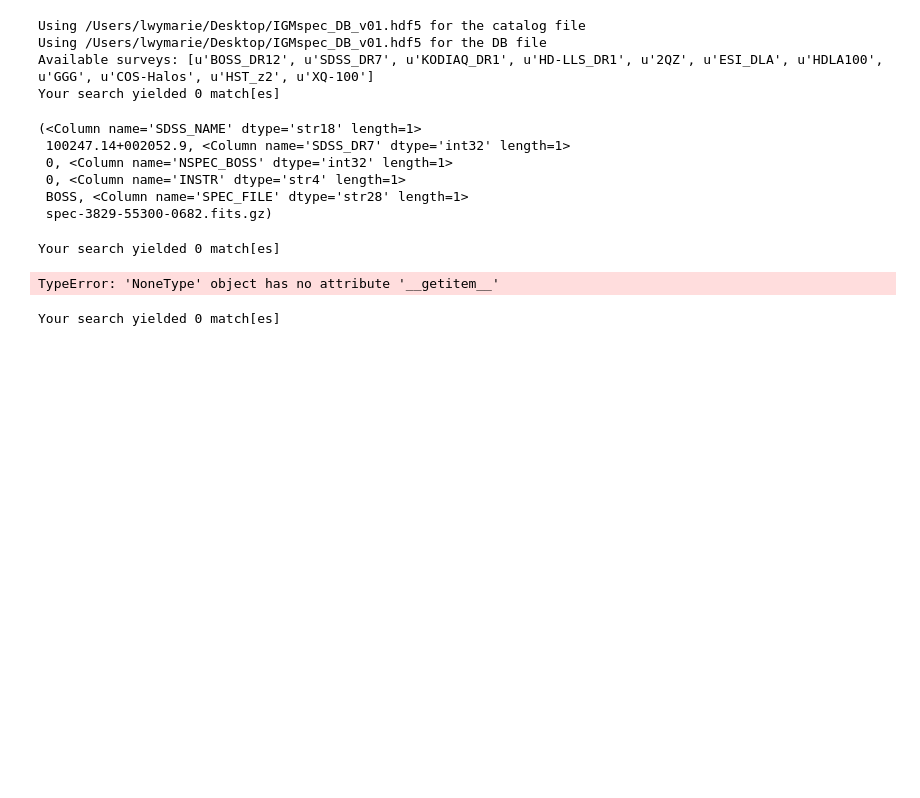
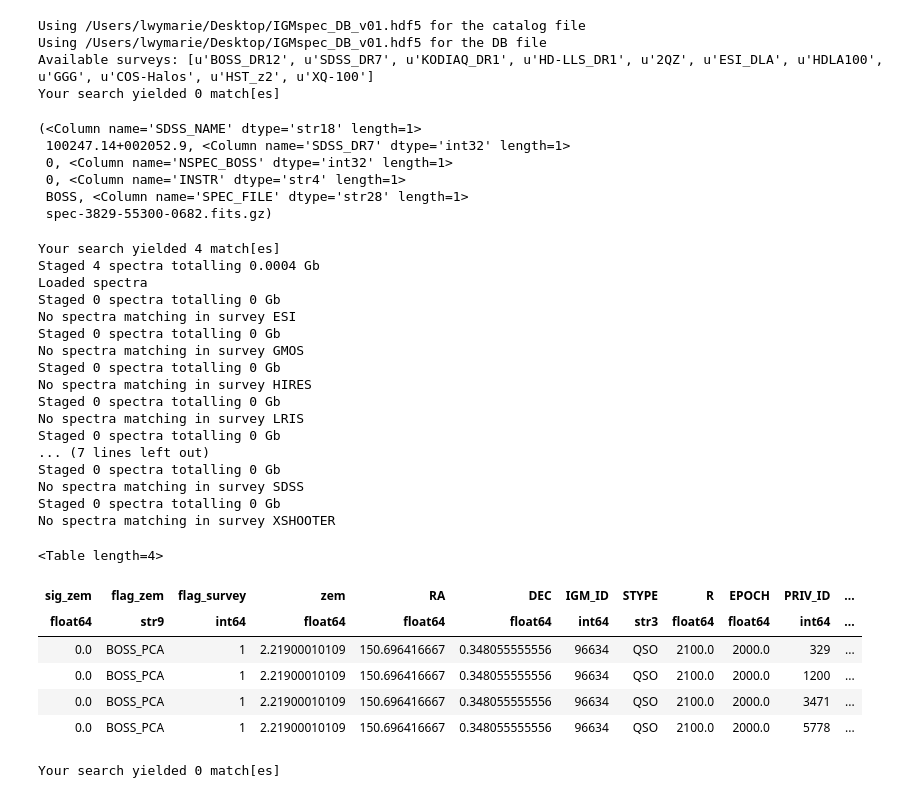
Before and after one commit to qsopairs/papers, a Jupyter notebook: QPQ9/nb/spec_fiddle.ipynb, the cells around one changed output. Cells and saved outputs as stored; diff of their text form; code cells hidden in the pictures; blank space fills up the shorter version.

```diff
--- a/QPQ9/nb/spec_fiddle.ipynb
+++ b/QPQ9/nb/spec_fiddle.ipynb
@@ -124,11 +110,31 @@ meta2[0]['SDSS_NAME'],meta2[0]['SDSS_DR7'],meta2[0]['NSPEC_BOSS'],meta2[0]['INST
  spec-3829-55300-0682.fits.gz)
 # %%
 from astropy import units as u
-spec3, meta3 = qpqsp.spec_from_coord('100247.142+002053.0',private=True)
+spec3, meta3 = qpqsp.spec_from_coord('100247.14+002053.0',private=True)
+meta3[0]
 # %% [output]
-Your search yielded 0 match[es]
+Your search yielded 4 match[es]
+Staged 4 spectra totalling 0.0004 Gb
+Loaded spectra
+Staged 0 spectra totalling 0 Gb
+No spectra matching in survey ESI
+Staged 0 spectra totalling 0 Gb
+No spectra matching in survey GMOS
+Staged 0 spectra totalling 0 Gb
+No spectra matching in survey HIRES
+Staged 0 spectra totalling 0 Gb
+No spectra matching in survey LRIS
+Staged 0 spectra totalling 0 Gb
+... (7 lines left out)
+Staged 0 spectra totalling 0 Gb
+No spectra matching in survey SDSS
+Staged 0 spectra totalling 0 Gb
+No spectra matching in survey XSHOOTER
+<Table length=4>
+| sig_zem | flag_zem | flag_survey | zem | RA | DEC | IGM_ID | STYPE | R | EPOCH | PRIV_ID | ... |
+| float64 | str9 | int64 | float64 | float64 | float64 | int64 | str3 | float64 | float64 | int64 | ... |
+| 0.0 | BOSS_PCA | 1 | 2.21900010109 | 150.696416667 | 0.348055555556 | 96634 | QSO | 2100.0 | 2000.0 | 329 | ... |
+| 0.0 | BOSS_PCA | 1 | 2.21900010109 | 150.696416667 | 0.348055555556 | 96634 | QSO | 2100.0 | 2000.0 | 1200 | ... |
+| 0.0 | BOSS_PCA | 1 | 2.21900010109 | 150.696416667 | 0.348055555556 | 96634 | QSO | 2100.0 | 2000.0 | 3471 | ... |
+| 0.0 | BOSS_PCA | 1 | 2.21900010109 | 150.696416667 | 0.348055555556 | 96634 | QSO | 2100.0 | 2000.0 | 5778 | ... |
-# %%
-spec3[2]
-# %% [output]
-TypeError: 'NoneType' object has no attribute '__getitem__'
 # %%
```
Also changed, not shown: parts of 18 cells of this notebook, 29 other files.
